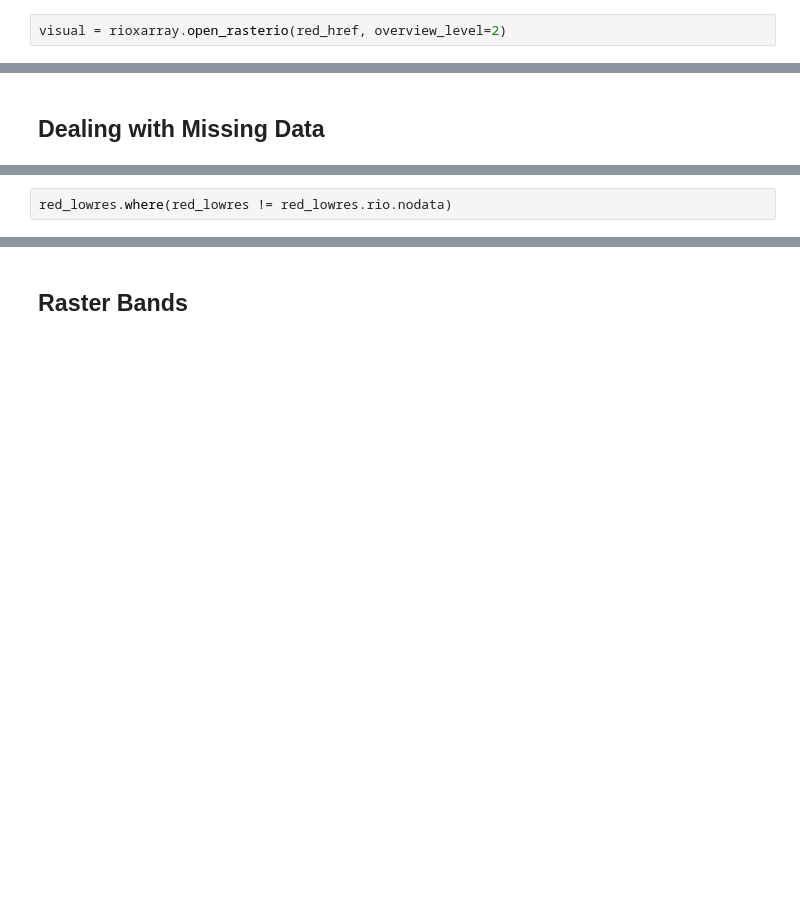
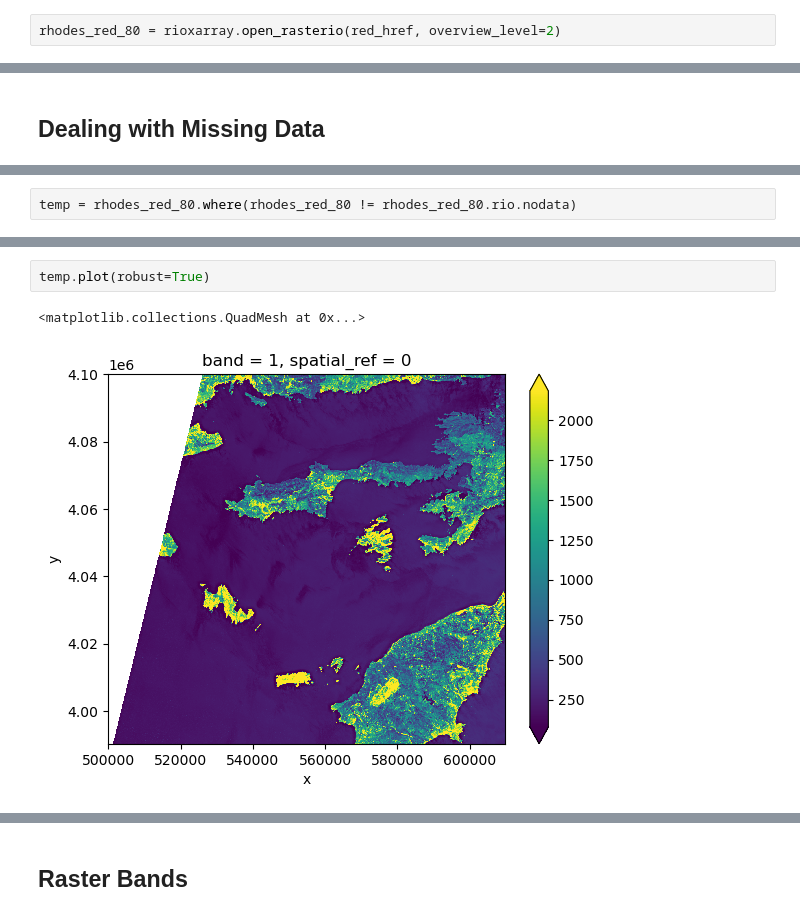
Before and after one commit to carpentries-incubator/geospatial-python, a Jupyter notebook: notebooks/06-raster-intro.ipynb, the cells around one changed output, grey strips where cells are left out. Cells and saved outputs as stored; diff of their text form; blank space fills up the shorter version.

Commit message:
updated episode 6 into narrative rhodes. still there are quite some loose ends

```diff
--- a/notebooks/06-raster-intro.ipynb
+++ b/notebooks/06-raster-intro.ipynb
@@ -93,5 +109,5 @@ print(red.rio.resolution())
 # %% [output]
 (10.0, -10.0)
 # %%
-visual = rioxarray.open_rasterio(red_href, overview_level=2)
+rhodes_red_80 = rioxarray.open_rasterio(red_href, overview_level=2)
 # %%
@@ -156,4 +238,4 @@ red_nodata
 # %%
-red_lowres.where(red_lowres != red_lowres.rio.nodata)
+temp = rhodes_red_80.where(rhodes_red_80 != rhodes_red_80.rio.nodata)
 # %%
 red_nodata.plot(robust=True)
@@ -159,0 +245,5 @@ red_nodata.plot(robust=True)
+# %%
+temp.plot(robust=True)
+# %% [output]
+<matplotlib.collections.QuadMesh at 0x...>
+[figure, added]
```
Also changed, not shown: parts of 37 cells of this notebook, 1 other file.
